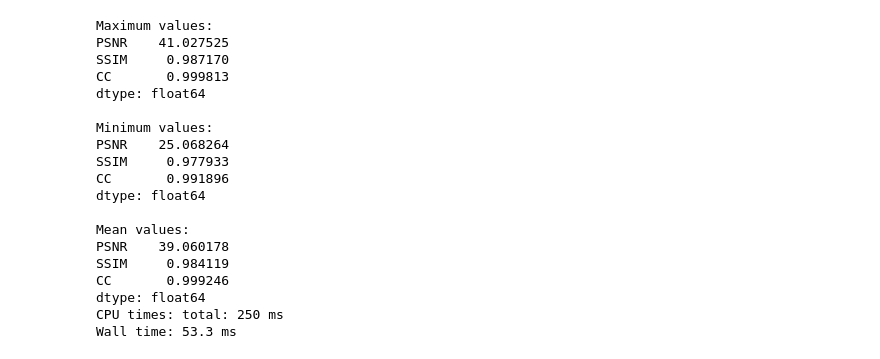
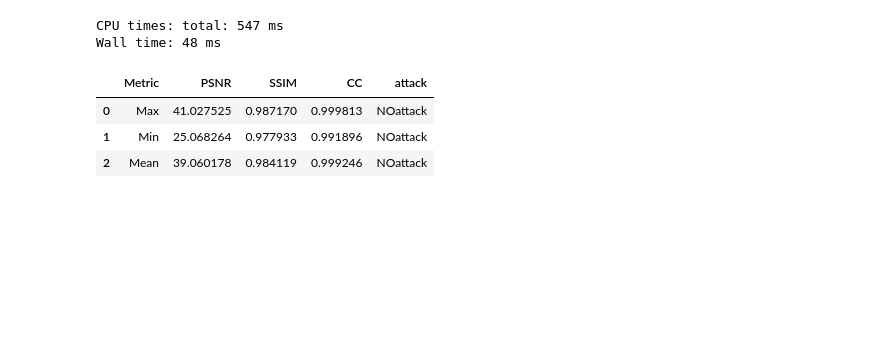
Before and after one commit to ankanghosh101/rgb-blind-watermarking, a Jupyter notebook: impercepWATER.ipynb, the cells around one changed output. Cells and saved outputs as stored; diff of their text form; code cells hidden in the pictures; blank space fills up the shorter version.

Commit message:
optimized for bette table construction
optimized imperceptibility data table for better readability and use

```diff
--- a/impercepWATER.ipynb
+++ b/impercepWATER.ipynb
@@ -8,20 +8,28 @@ from queue import Queue
 from skimage.metrics import structural_similarity as ssim
 from skimage.metrics import peak_signal_noise_ratio as psnr
 watermark_DIR = "watermark\\WaterM.png"
+# %%
+def toprint(df,attackNAME):
+    columns_to_analyze = df.columns[1:]  # Start from the 2nd column (Column2)
+    max_values = df[columns_to_analyze].max()
+    min_values = df[columns_to_analyze].min()
+    mean_values = df[columns_to_analyze].mean()
+
+    # Create a new DataFrame with max, min, and mean values
+    output_df = pd.DataFrame({
+        'Metric': ['Max', 'Min', 'Mean'],
+        'PSNR': [max_values['PSNR'], min_values['PSNR'], mean_values['PSNR']],
+        'SSIM': [max_values['SSIM'], min_values['SSIM'], mean_values['SSIM']],
+        'CC': [max_values['CC'], min_values['CC'], mean_values['CC']]
+    })
+
+    # Add a new column 'Dataset' with value 'newdata01'
+    output_df['attack'] = attackNAME
+    output_df.to_csv('watermarkdata.csv', mode='a', header=False, index=False)
+
+    return output_df
 # %%
-def toprint(df):
-    columns_to_analyze = df.columns[1:]  # Start from the 2nd column (Column2)
 
-    max_values = df[columns_to_analyze].max()
-    min_values = df[columns_to_analyze].min()
-    mean_values = df[columns_to_analyze].mean()
-
-    print("Maximum values:")
-    print(max_values)
-    print("\nMinimum values:")
-    print(min_values)
-    print("\nMean values:")
-    print(mean_values)
 
 def imperceptibility(images_DIR):
 
@@ -85,29 +93,16 @@ def imperceptibility(images_DIR):
 # %%
 %%time
 
 images_DIR = "extracted\\"
 df=imperceptibility(images_DIR)
-toprint(df)
+toprint(df,'NOattack')
 # %% [output]
-Maximum values:
-PSNR    41.027525
-SSIM     0.987170
-CC       0.999813
-dtype: float64
-
-Minimum values:
-PSNR    25.068264
-SSIM     0.977933
-CC       0.991896
-dtype: float64
-
-Mean values:
-PSNR    39.060178
-SSIM     0.984119
-CC       0.999246
-dtype: float64
-CPU times: total: 250 ms
-Wall time: 53.3 ms
+CPU times: total: 547 ms
+Wall time: 48 ms
+|  | Metric | PSNR | SSIM | CC | attack |
+| 0 | Max | 41.027525 | 0.987170 | 0.999813 | NOattack |
+| 1 | Min | 25.068264 | 0.977933 | 0.991896 | NOattack |
+| 2 | Mean | 39.060178 | 0.984119 | 0.999246 | NOattack |
 # %%
 df.to_csv('fileWATER.csv')
 # %%
```
Also changed, not shown: parts of 26 cells of this notebook, 3 other files.
